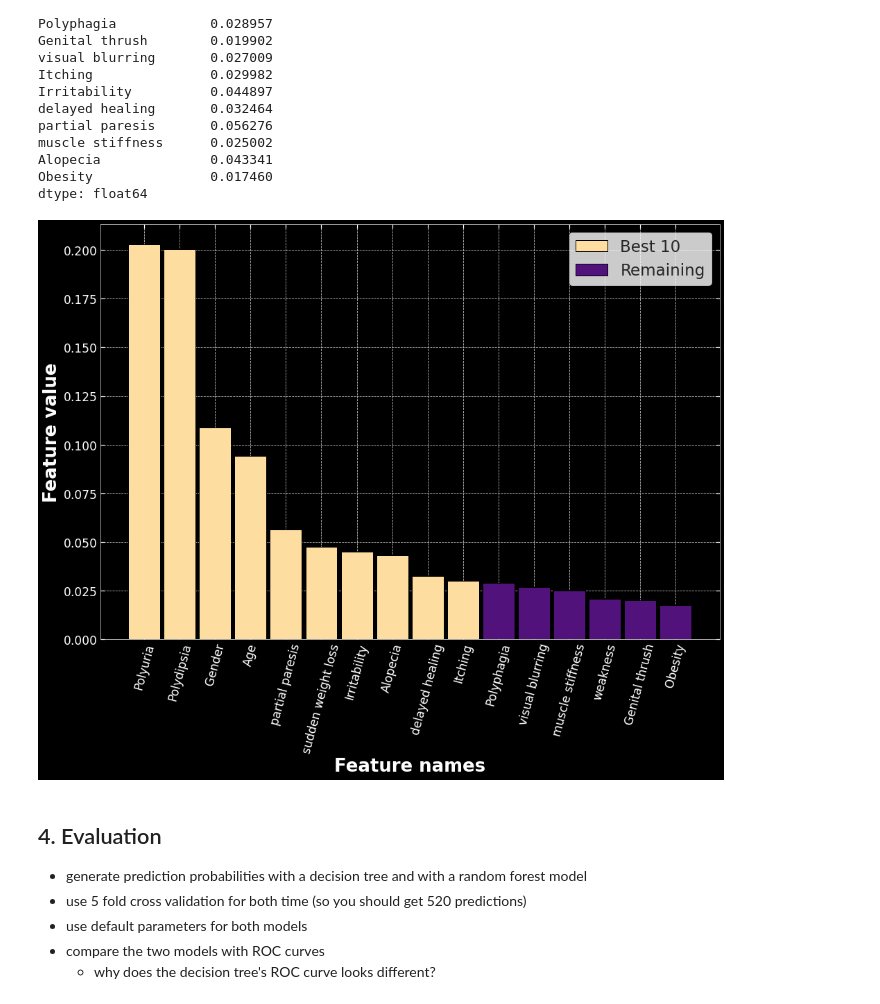
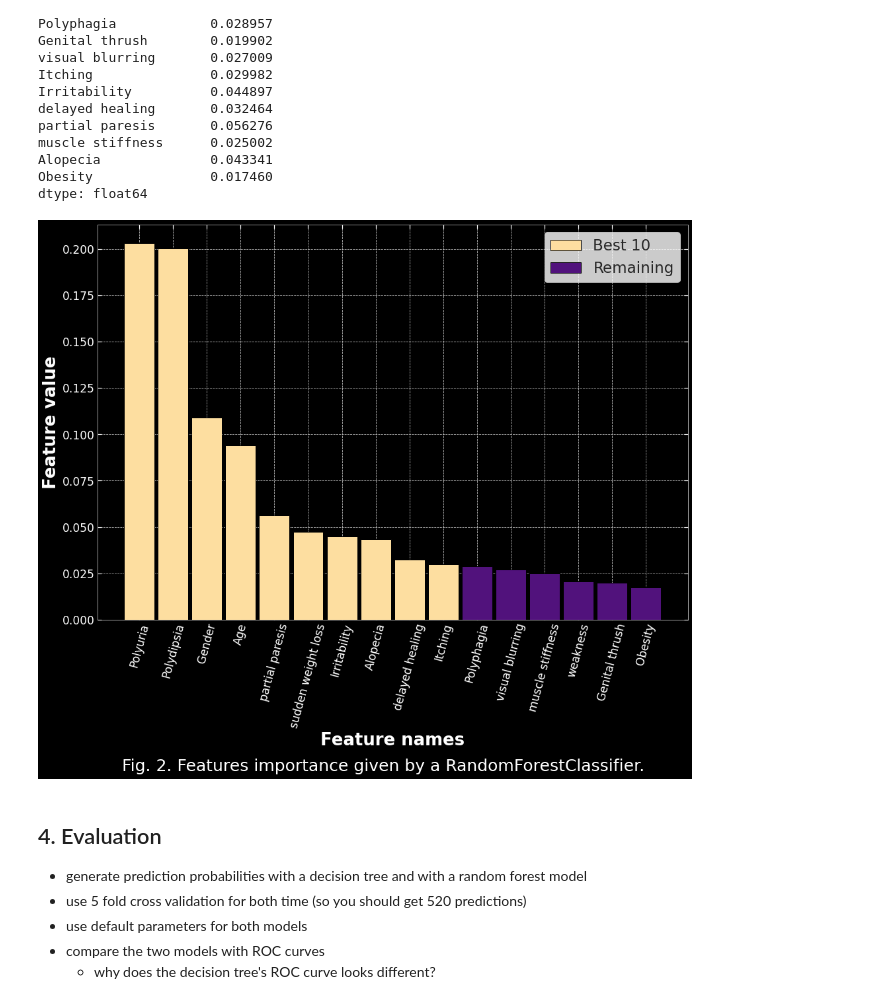
Before and after one commit to masterdesky/ELTE-data-mining-2020, a Jupyter notebook: Homeworks/Week 8/homework_08.ipynb, the cells around one changed output. Saved outputs shown, nothing was run; the diff lists cells and outputs as text; code cells hidden in the pictures.

```diff
--- a/Homeworks/Week 8/homework_08.ipynb
+++ b/Homeworks/Week 8/homework_08.ipynb
@@ -345,24 +348,27 @@ best_fimp, best_f = zip(*sorted(zip(feature_imp, features), reverse=True))
 # %%
 fig, axes = plt.subplots(figsize=(16,11),
                          facecolor='black', subplot_kw={'facecolor' : 'black'})
 
 axes.bar(best_f[:10], best_fimp[:10], width=0.9, label='Best 10',
          color=cm.magma(0.93), edgecolor='black')
 axes.bar(best_f[10:], best_fimp[10:], width=0.9, label='Remaining',
          color=cm.magma(0.25), edgecolor='black')
 
 axes.set_xlabel('Feature names', fontsize=axislabelsize, fontweight='bold', color='white')
 axes.set_ylabel('Feature value', fontsize=axislabelsize, fontweight='bold', color='white')
 axes.tick_params(axis='x', which='major', colors='white',
                  labelsize=axisticksize, labelrotation=75)
 axes.tick_params(axis='y', which='major', colors='white',
                  labelsize=axisticksize)
 
 axes.legend(loc='upper right', fontsize=axislegendsize)
 
+plt.suptitle('Fig. 2. Features importance given by a RandomForestClassifier.',
+             fontsize=axistitlesize+5, y=-0.14, color='white')
+
 plt.show()
 # %% [output]
-[figure, old version]
+[figure, new version]
 # %% [markdown]
 ## 4. Evaluation
  - generate prediction probabilities with a decision tree and with a random forest model
```
Also changed, not shown: parts of 56 cells of this notebook, 7 other files.
